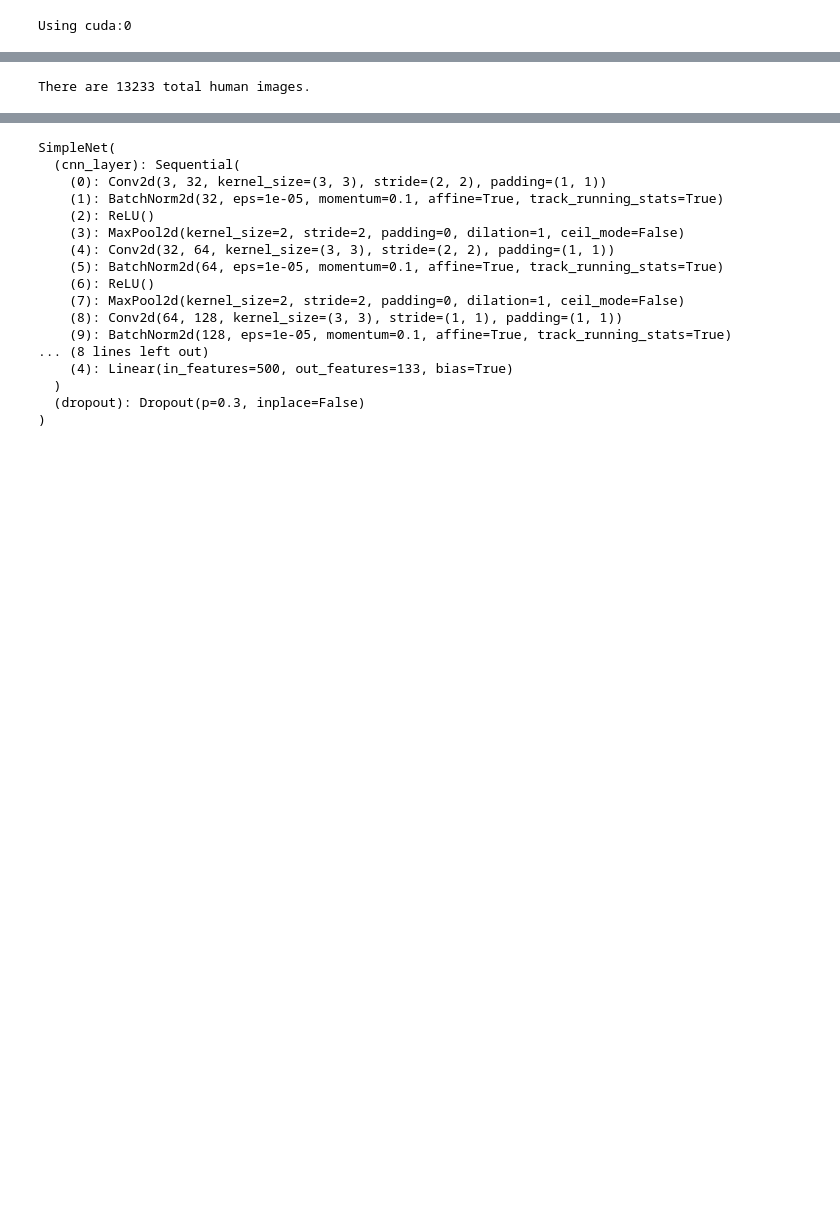
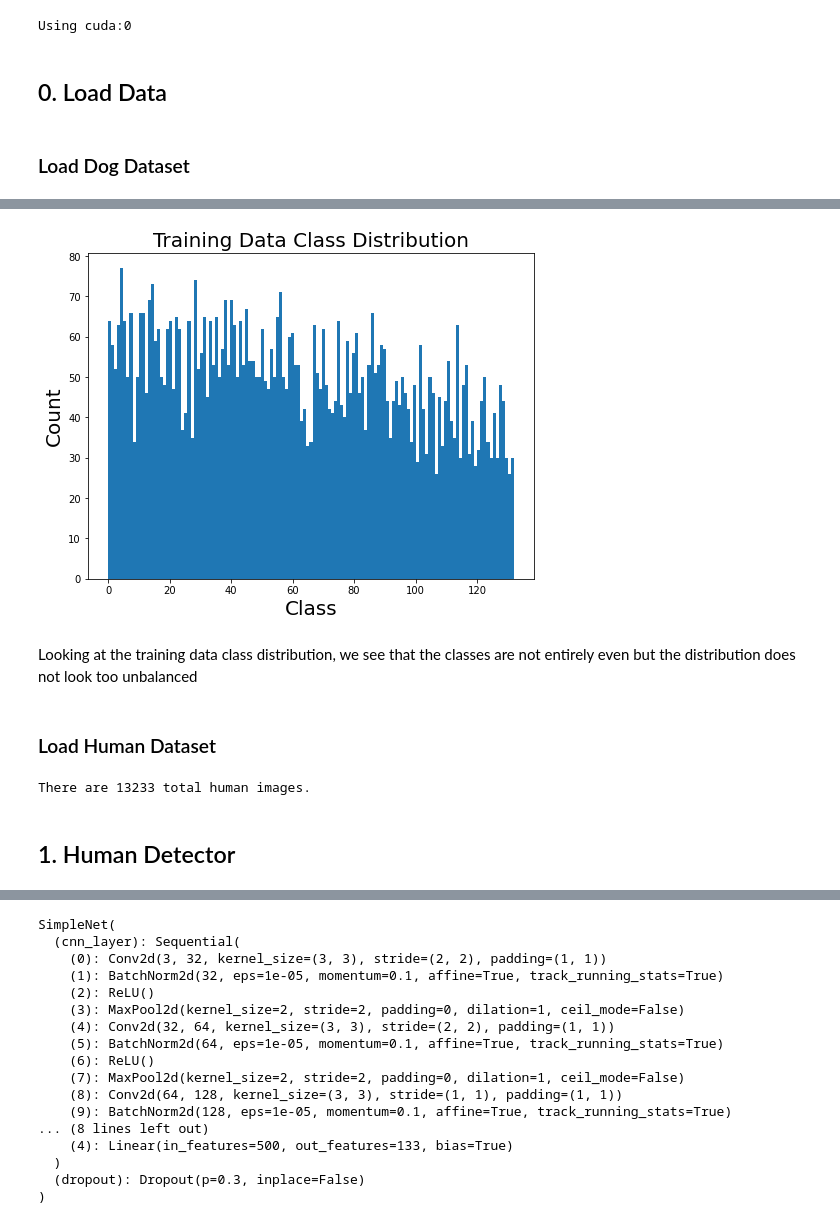
Before and after one commit to aaronlws95/udacity-dog-breed-classifier, a Jupyter notebook: dog_app.ipynb, the cells around one changed output, grey strips where cells are left out. Cells and saved outputs as stored; diff of their text form; code cells hidden in the pictures; blank space fills up the shorter version.

```diff
--- a/dog_app.ipynb
+++ b/dog_app.ipynb
@@ -16,19 +38,23 @@ device = torch.device("cuda:0" if torch.cuda.is_available() else "cpu")
 print("Using {}".format(device))
 # %% [output]
 Using cuda:0
+# %% [markdown]
+## 0. Load Data
+# %% [markdown]
+### Load Dog Dataset
 # %%
 # Load dog dataset
-train_files, _, dog_targets_map = load_dog_dataset("data/dogImages/train")
+train_files, train_targets, dog_targets_map = load_dog_dataset("data/dogImages/train")
 valid_files, _, _ = load_dog_dataset("data/dogImages/valid")
 test_files, _, _ = load_dog_dataset("data/dogImages/test")
 
 # Load list of dog names
-dog_names = dog_targets_map.keys()
+dog_names = dog_targets_map.values()
 
 # Print statistics about the dataset
 print("There are %d total dog categories." % len(dog_names))
 print(
-    "There are %s total dog images.\n"
+    "There are %s total dog images."
     % len(np.hstack([train_files, valid_files, test_files]))
 )
 print("There are %d training dog images." % len(train_files))
@@ -41,6 +66,19 @@ There are 8351 total dog images.
 There are 6680 training dog images.
 There are 835 validation dog images.
 There are 836 test dog images.
+# %%
+fig = plt.figure(figsize=(8, 6))
+plt.title("Training Data Class Distribution", size=20)
+plt.ylabel("Count", size=20)
+plt.xlabel("Class", size=20)
+plt.hist(train_targets, bins=len(dog_names))
+plt.show()
+# %% [output]
+[figure, added]
+# %% [markdown]
+Looking at the training data class distribution, we see that the classes are not entirely even but the distribution does not look too unbalanced
+# %% [markdown]
+### Load Human Dataset
 # %%
 # Load human dataset
 human_files = load_human_dataset("data/lfw")
@@ -50,3 +88,5 @@ random.shuffle(human_files)
 print("There are %d total human images." % len(human_files))
 # %% [output]
 There are 13233 total human images.
+# %% [markdown]
+## 1. Human Detector
```
Also changed, not shown: parts of 41 cells of this notebook, 11 other files.
